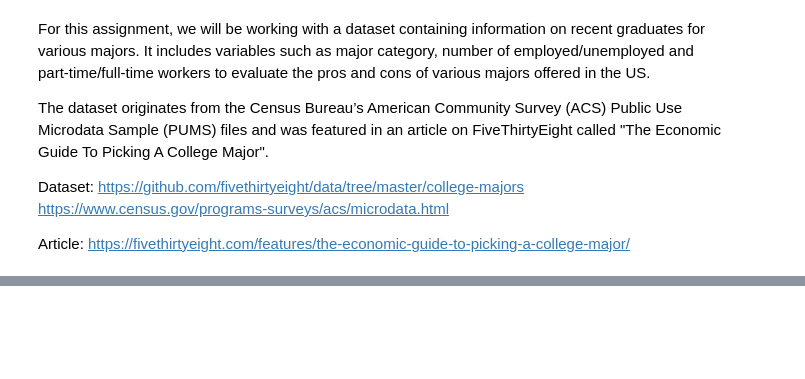
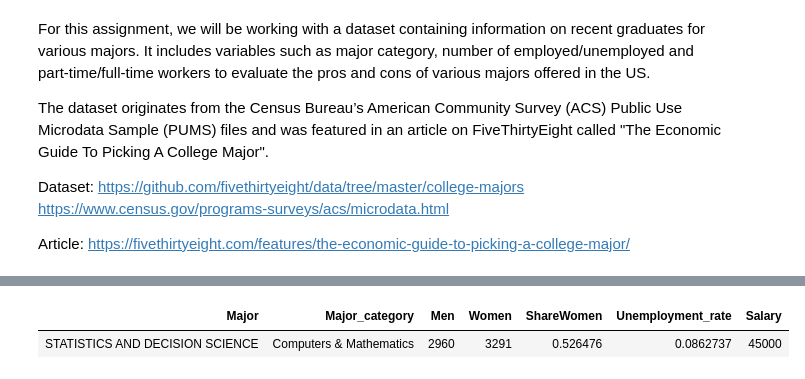
Before and after one commit to ucsb-ds/f20-fellows-projects, a Jupyter notebook: rhollingsworth-college-grads/college-grads.ipynb, the cells around one changed output, grey strips where cells are left out. Saved outputs shown, nothing was run; the diff lists cells and outputs as text; code cells hidden in the pictures; blank space fills up the shorter version.

```diff
--- a/rhollingsworth-college-grads/college-grads.ipynb
+++ b/rhollingsworth-college-grads/college-grads.ipynb
@@ -89,0 +125,5 @@ We also care about the number of
+# %%
+grads_clean.where("Major","STATISTICS AND DECISION SCIENCE") # SOLUTION
+# %% [output]
+| Major | Major_category | Men | Women | ShareWomen | Unemployment_rate | Salary |
+| STATISTICS AND DECISION SCIENCE | Computers & Mathematics | 2960 | 3291 | 0.526476 | 0.0862737 | 45000 |
```
Also changed, not shown: parts of 28 cells of this notebook.
